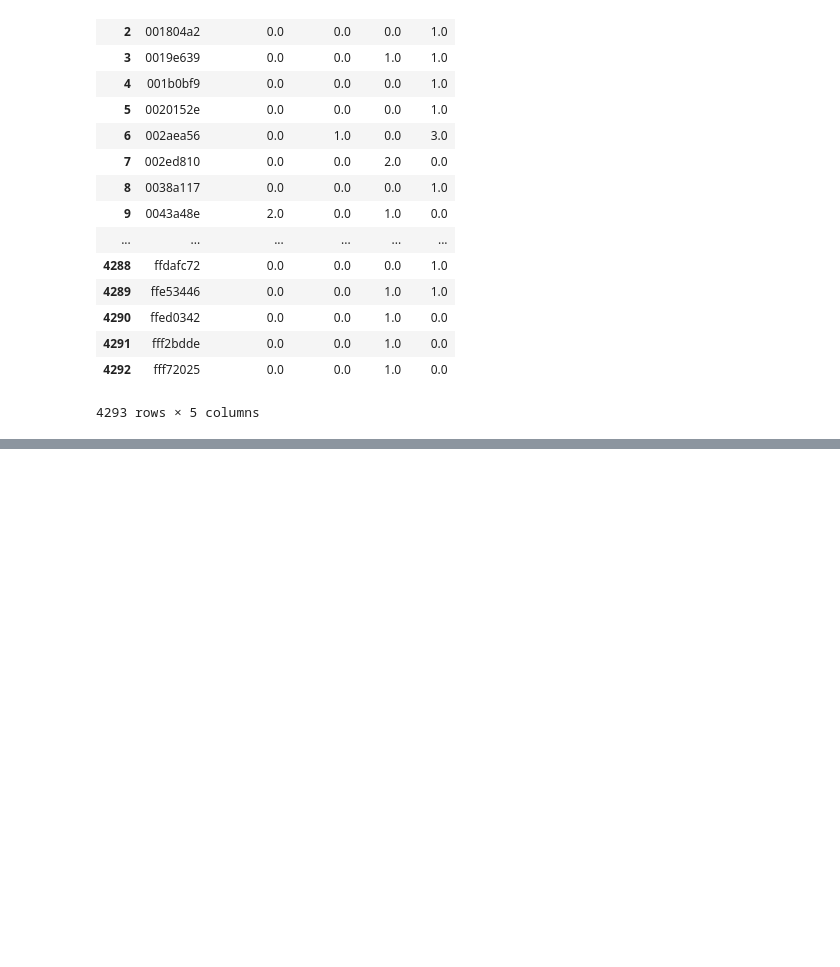
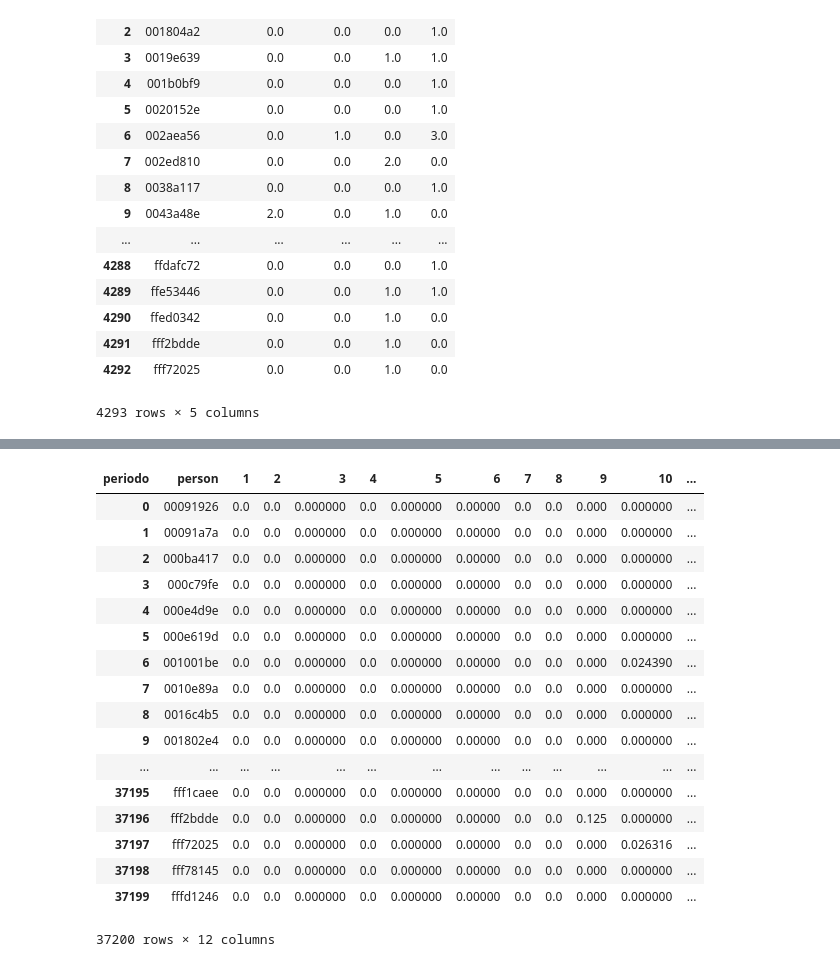
Before and after one commit to EugeniaFranchi/TP-Datos, a Jupyter notebook: TP2/TP2 v1.2.ipynb, the cells around one changed output, grey strips where cells are left out. Saved outputs shown, nothing was run; the diff lists cells and outputs as text; code cells hidden in the pictures; blank space fills up the shorter version.

```diff
--- a/TP2/TP2 v1.2.ipynb
+++ b/TP2/TP2 v1.2.ipynb
@@ -840,0 +843,4 @@ horarios_de_conversion
+# %%
+pags_visitadas_por_conversion = events[['person','event','timestamp','periodo']]
+pags_visitadas_por_conversion = pags_visitadas_por_conversion.loc[(pags_visitadas_por_conversion['event']=='conversion') | (pags_visitadas_por_conversion['event']=='viewed product')]
+pags_visitadas_por_conversion
@@ -840,0 +866,4 @@ horarios_de_conversion
+# %%
+pags_visitadas_por_conversion = pags_visitadas_por_conversion.groupby(['periodo','person'])['event'].value_counts().unstack(level=2)
+pags_visitadas_por_conversion = pags_visitadas_por_conversion.fillna(0)
+pags_visitadas_por_conversion
@@ -840,0 +890,9 @@ horarios_de_conversion
+# %%
+def porcentaje(row):
+    if (row['viewed product'] != 0):
+        return row['conversion'] / row['viewed product']
+    if (row['conversion'] != 0):
+        return 1
+    return 0
+
+pags_visitadas_por_conversion['promedio'] = pags_visitadas_por_conversion.apply(porcentaje,axis=1)
@@ -840,0 +921,24 @@ horarios_de_conversion
+# %%
+pags_visitadas_por_conversion = pags_visitadas_por_conversion['promedio'].unstack(level=0)
+pags_visitadas_por_conversion.reset_index(inplace=True)
+pags_visitadas_por_conversion = pags_visitadas_por_conversion.fillna(0)
+pags_visitadas_por_conversion
+# %% [output]
+| periodo | person | 1 | 2 | 3 | 4 | 5 | 6 | 7 | 8 | 9 | 10 | ... |
+| 0 | 00091926 | 0.0 | 0.0 | 0.000000 | 0.0 | 0.000000 | 0.00000 | 0.0 | 0.0 | 0.000 | 0.000000 | ... |
+| 1 | 00091a7a | 0.0 | 0.0 | 0.000000 | 0.0 | 0.000000 | 0.00000 | 0.0 | 0.0 | 0.000 | 0.000000 | ... |
+| 2 | 000ba417 | 0.0 | 0.0 | 0.000000 | 0.0 | 0.000000 | 0.00000 | 0.0 | 0.0 | 0.000 | 0.000000 | ... |
+| 3 | 000c79fe | 0.0 | 0.0 | 0.000000 | 0.0 | 0.000000 | 0.00000 | 0.0 | 0.0 | 0.000 | 0.000000 | ... |
+| 4 | 000e4d9e | 0.0 | 0.0 | 0.000000 | 0.0 | 0.000000 | 0.00000 | 0.0 | 0.0 | 0.000 | 0.000000 | ... |
+| 5 | 000e619d | 0.0 | 0.0 | 0.000000 | 0.0 | 0.000000 | 0.00000 | 0.0 | 0.0 | 0.000 | 0.000000 | ... |
+| 6 | 001001be | 0.0 | 0.0 | 0.000000 | 0.0 | 0.000000 | 0.00000 | 0.0 | 0.0 | 0.000 | 0.024390 | ... |
+| 7 | 0010e89a | 0.0 | 0.0 | 0.000000 | 0.0 | 0.000000 | 0.00000 | 0.0 | 0.0 | 0.000 | 0.000000 | ... |
+| 8 | 0016c4b5 | 0.0 | 0.0 | 0.000000 | 0.0 | 0.000000 | 0.00000 | 0.0 | 0.0 | 0.000 | 0.000000 | ... |
+| 9 | 001802e4 | 0.0 | 0.0 | 0.000000 | 0.0 | 0.000000 | 0.00000 | 0.0 | 0.0 | 0.000 | 0.000000 | ... |
+| ... | ... | ... | ... | ... | ... | ... | ... | ... | ... | ... | ... | ... |
+| 37195 | fff1caee | 0.0 | 0.0 | 0.000000 | 0.0 | 0.000000 | 0.00000 | 0.0 | 0.0 | 0.000 | 0.000000 | ... |
+| 37196 | fff2bdde | 0.0 | 0.0 | 0.000000 | 0.0 | 0.000000 | 0.00000 | 0.0 | 0.0 | 0.125 | 0.000000 | ... |
+| 37197 | fff72025 | 0.0 | 0.0 | 0.000000 | 0.0 | 0.000000 | 0.00000 | 0.0 | 0.0 | 0.000 | 0.026316 | ... |
+| 37198 | fff78145 | 0.0 | 0.0 | 0.000000 | 0.0 | 0.000000 | 0.00000 | 0.0 | 0.0 | 0.000 | 0.000000 | ... |
+| 37199 | fffd1246 | 0.0 | 0.0 | 0.000000 | 0.0 | 0.000000 | 0.00000 | 0.0 | 0.0 | 0.000 | 0.000000 | ... |
+37200 rows × 12 columns
```
Also changed, not shown: parts of 4 cells of this notebook.
